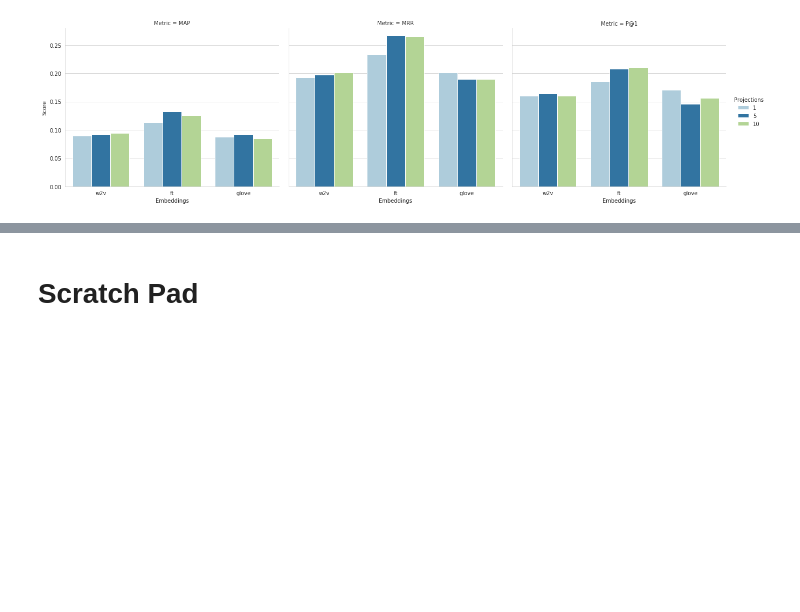
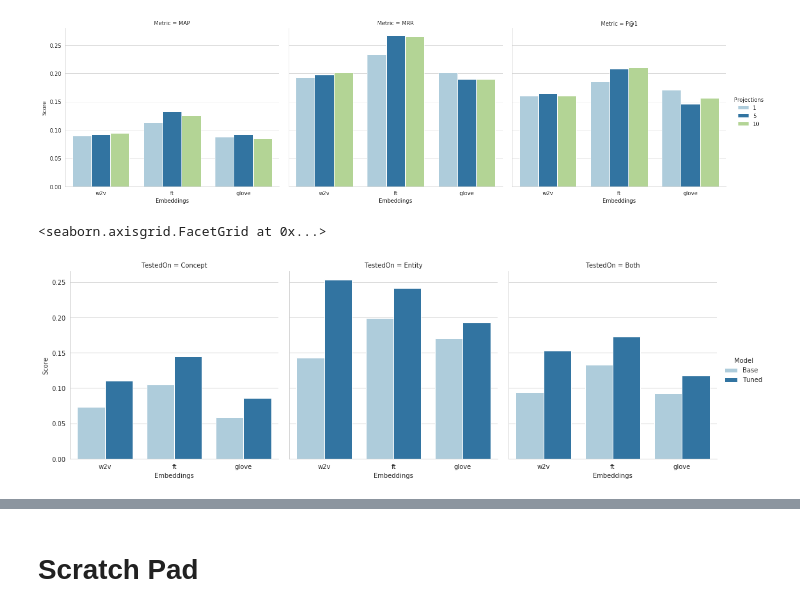
Before and after one commit to jfarrugia-uom/hyperstar, a Jupyter notebook: CrimVisuals.ipynb, the cells around one changed output, grey strips where cells are left out. Saved outputs shown, nothing was run; the diff lists cells and outputs as text; code cells hidden in the pictures; blank space fills up the shorter version.

Commit message:
Minor changes to CRIMHarness, CrimVisuals and SemEvalHarness

```diff
--- a/CrimVisuals.ipynb
+++ b/CrimVisuals.ipynb
@@ -170,3 +170,24 @@ g = (g.map(sns.barplot, "Embeddings", "Score", "Projections",
            capsize=0.05,palette=pal ).add_legend(title="Projections"))
 # %% [output]
 [figure]
+# %%
+# Plot SemEval results, base model vs tuned
+df = pd.read_csv('upload_crim_base_vs_tuned.txt', header=0, sep="\t")
+# %%
+#df = df.loc[df.Metric.isin(['MRR', 'MAP']),]
+df = df.loc[df.Metric.isin(['MAP']),]
+#df.head()
+# %%
+sns.set_style("whitegrid")
+pal = sns.color_palette("Paired")
+sns.catplot(x="Embeddings", y="Score", hue="Model",
+            #row="Metric",
+            col="TestedOn", data=df,
+            kind="bar",
+            palette=pal,
+            col_order=['Concept','Entity','Both'],
+            order=['w2v','ft','glove']
+           )
+# %% [output]
+<seaborn.axisgrid.FacetGrid at 0x...>
+[figure, added]
```
Also changed, not shown: parts of 4 cells of this notebook, 2 other files.
